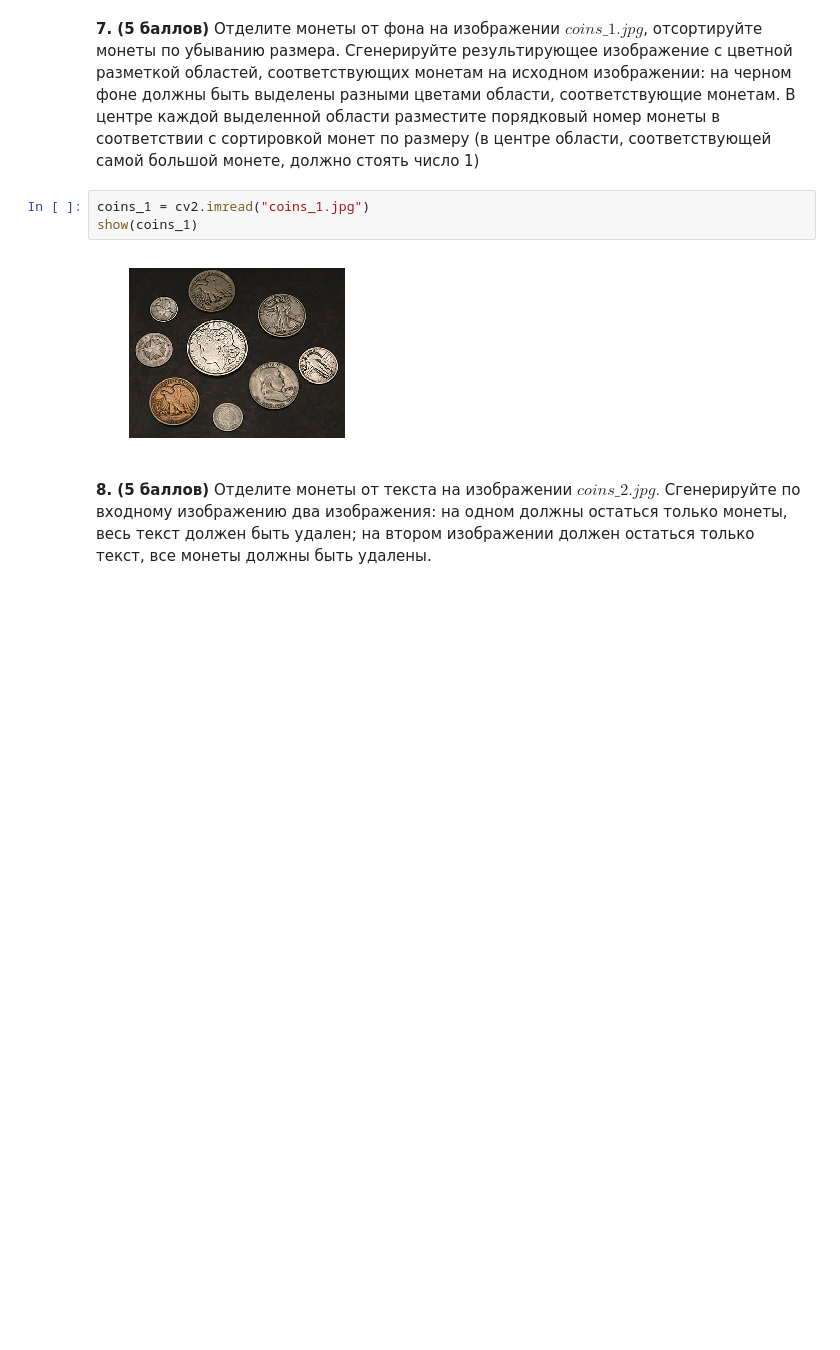
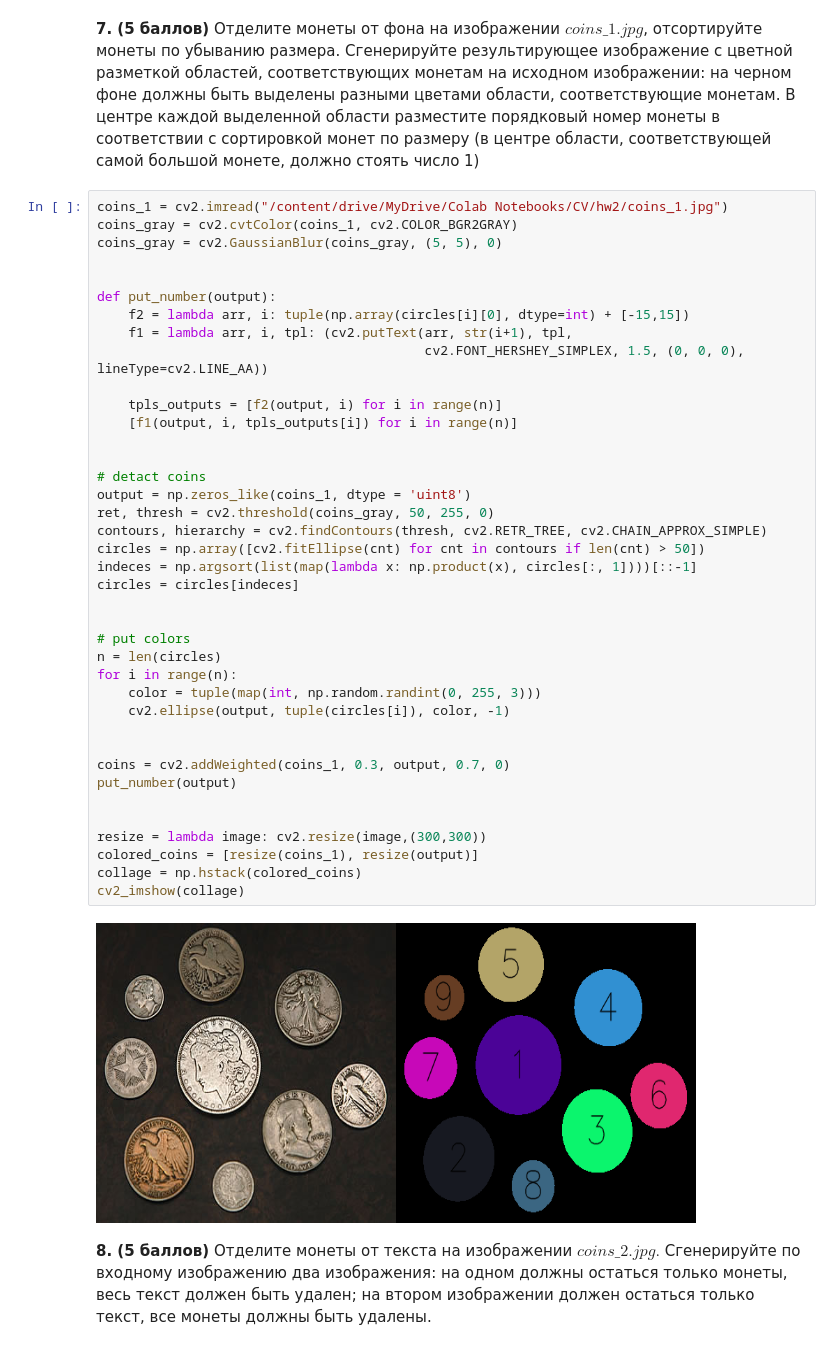
Before and after one commit to dariadiatlova/CV, a Jupyter notebook: hw-02/hw2.ipynb, the cells around one changed output. Saved outputs shown, nothing was run; the diff lists cells and outputs as text; blank space fills up the shorter version.

```diff
--- a/hw-02/hw2.ipynb
+++ b/hw-02/hw2.ipynb
@@ -169,10 +199,46 @@ table = cv2.imread("table.jpg") show(table, size=10)
 # %% [markdown]
 **7. (5 баллов)** Отделите монеты от фона на изображении $coins\_1.jpg$, отсортируйте монеты по убыванию размера. Сгенерируйте результирующее изображение с цветной разметкой областей, соответствующих монетам на исходном изображении: на черном фоне должны быть выделены разными цветами области, соответствующие монетам. В центре каждой выделенной области разместите порядковый номер монеты в соответствии с сортировкой монет по размеру (в центре области, соответствующей самой большой монете, должно стоять число 1)
-# %%
-coins_1 = cv2.imread("coins_1.jpg")
-show(coins_1)
-# %% [output]
-[figure, removed]
+# %%
+coins_1 = cv2.imread("/content/drive/MyDrive/Colab Notebooks/CV/hw2/coins_1.jpg")
+coins_gray = cv2.cvtColor(coins_1, cv2.COLOR_BGR2GRAY)
+coins_gray = cv2.GaussianBlur(coins_gray, (5, 5), 0)
+
+
+def put_number(output):
+    f2 = lambda arr, i: tuple(np.array(circles[i][0], dtype=int) + [-15,15])
+    f1 = lambda arr, i, tpl: (cv2.putText(arr, str(i+1), tpl,
+                                          cv2.FONT_HERSHEY_SIMPLEX, 1.5, (0, 0, 0), lineType=cv2.LINE_AA))
+
+    tpls_outputs = [f2(output, i) for i in range(n)]
+    [f1(output, i, tpls_outputs[i]) for i in range(n)]
+
+
+# detact coins
+output = np.zeros_like(coins_1, dtype = 'uint8')
+ret, thresh = cv2.threshold(coins_gray, 50, 255, 0)
+contours, hierarchy = cv2.findContours(thresh, cv2.RETR_TREE, cv2.CHAIN_APPROX_SIMPLE)
+circles = np.array([cv2.fitEllipse(cnt) for cnt in contours if len(cnt) > 50])
+indeces = np.argsort(list(map(lambda x: np.product(x), circles[:, 1])))[::-1]
+circles = circles[indeces]
+
+
+# put colors
+n = len(circles)
+for i in range(n):
+    color = tuple(map(int, np.random.randint(0, 255, 3)))
+    cv2.ellipse(output, tuple(circles[i]), color, -1)
+
+
+coins = cv2.addWeighted(coins_1, 0.3, output, 0.7, 0)
+put_number(output)
+
+
+resize = lambda image: cv2.resize(image,(300,300))
+colored_coins = [resize(coins_1), resize(output)]
+collage = np.hstack(colored_coins)
+cv2_imshow(collage)
+# %% [output]
+[figure, added]
 # %% [markdown]
 **8. (5 баллов)** Отделите монеты от текста на изображении $coins\_2.jpg.$ Сгенерируйте по входному изображению два изображения: на одном должны остаться только монеты, весь текст должен быть удален; на втором изображении должен остаться только текст, все монеты должны быть удалены.
 # %%
```
Also changed, not shown: parts of 2 cells of this notebook.
